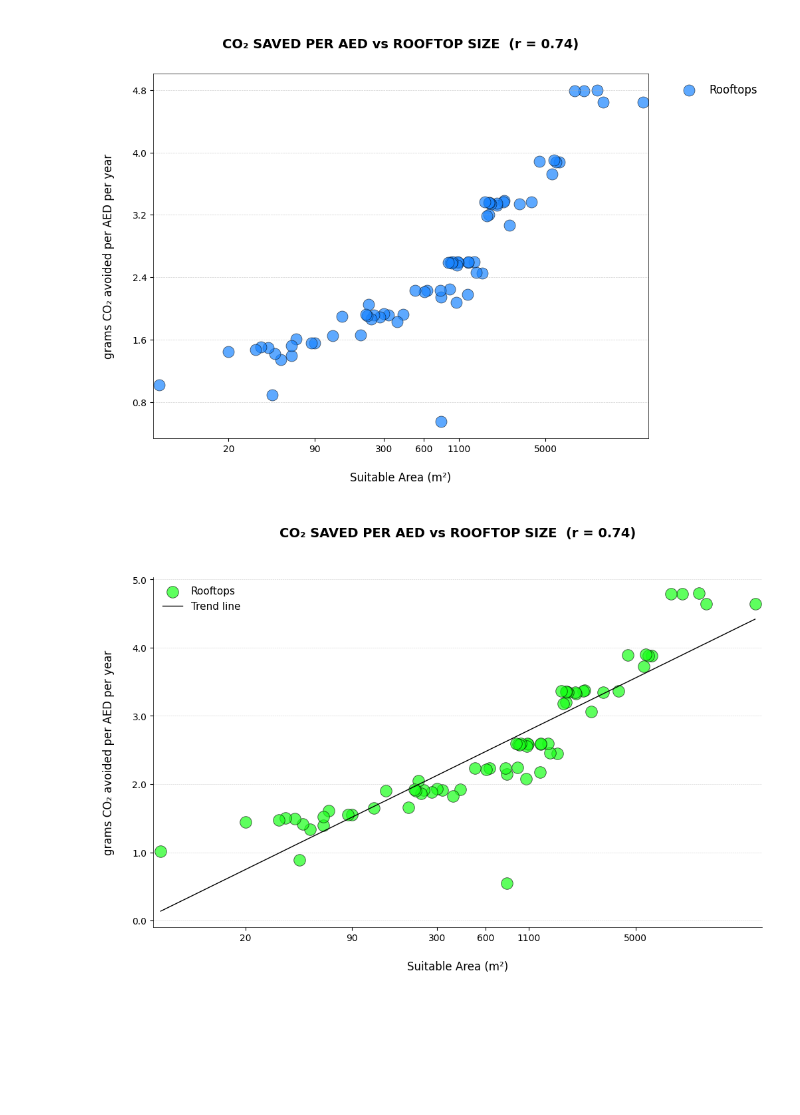
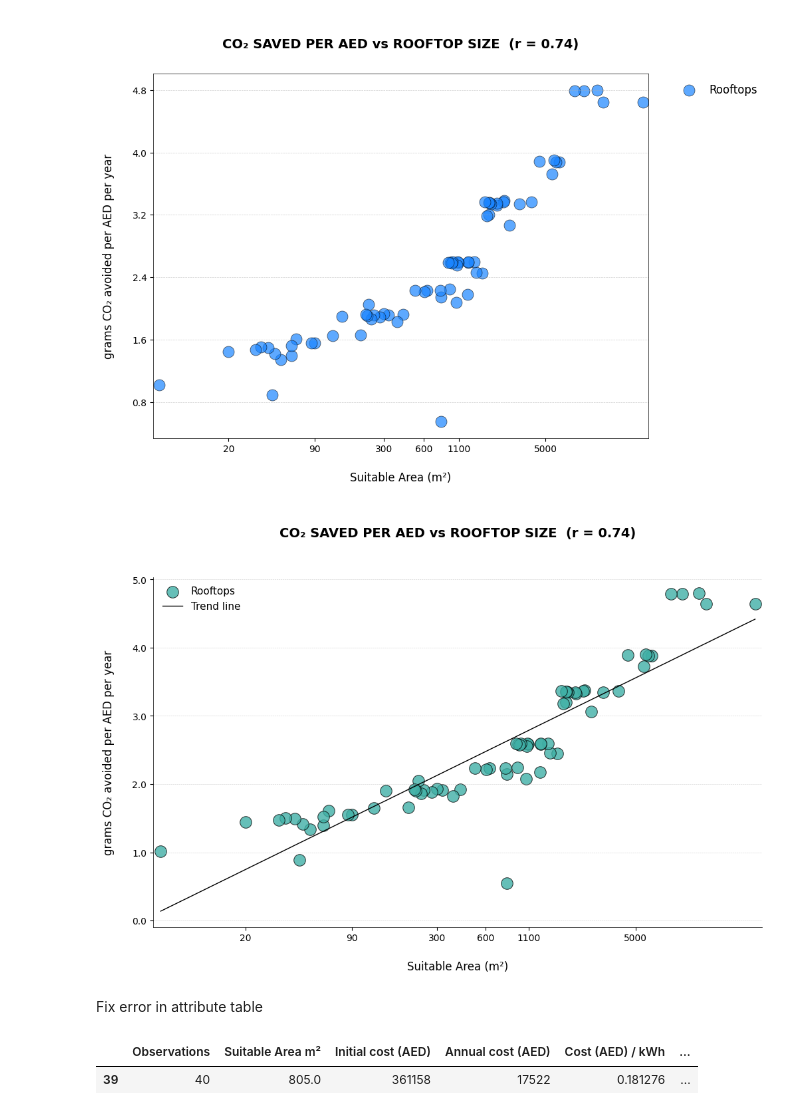
Before and after one commit to ClaudiaTurner/GEOG5160M-Dissertation, a Jupyter notebook: dissertation_data.ipynb, the cells around one changed output. Cells and saved outputs as stored; diff of their text form; code cells hidden in the pictures; blank space fills up the shorter version.

```diff
--- a/dissertation_data.ipynb
+++ b/dissertation_data.ipynb
@@ -874,7 +1052,7 @@ fig, ax = plt.subplots(figsize=(10, 7), constrained_layout=True, facecolor="whit
 # scatter
 ax.scatter(
     x, y,
-    c="#1AFF1A", s=160, edgecolor="black", linewidth=0.6, alpha=0.7,
+    c="#40B0A6", s=160, edgecolor="black", linewidth=0.7, alpha=0.8,
     label="Rooftops"
 )
 
@@ -887,31 +1065,33 @@ ax.plot(
 
 
 
 # axis formatting
 ax.set_xscale("log")
 ax.set_xlim(x.min()*0.9, x.max()*1.1)
 ax.set_xticks([20, 90, 300, 600, 1100, 5000])
 ax.xaxis.set_major_formatter(ScalarFormatter())
 ax.xaxis.get_major_formatter().set_scientific(False)
 
 ax.yaxis.set_major_locator(MaxNLocator(nbins=6))
 ax.yaxis.set_major_formatter(FormatStrFormatter("%.1f"))
 
 ax.grid(axis="y", linestyle="--", linewidth=0.4, alpha=0.6)
 ax.minorticks_off()
 
 # remove top/right spines for cleaner look
 ax.spines["top"].set_visible(False)
 ax.spines["right"].set_visible(False)
 
 # labels & title
 ax.set_title(f"\nCO₂ SAVED PER AED vs ROOFTOP SIZE  (r = {r:.2f})\n\n", fontweight="bold")
 ax.set_xlabel("\nSuitable Area (m²)")
 ax.set_ylabel("grams CO₂ avoided per AED per year\n")
 
 # legend left-side inside plot
 ax.legend(frameon=False, loc="upper left")
 
 plt.show()
 # %% [output]
-[figure, old version]
+[figure, new version]
+# %% [markdown]
+Fix error in attribute table
@@ -917,0 +1102,5 @@ plt.show()
+# %%
+rooftops_UAE[rooftops_UAE["Observations"] == 40]
+# %% [output]
+|  | Observations | Suitable Area m² | Initial cost (AED) | Annual cost (AED) | Cost (AED) / kWh | ... |
+| 39 | 40 | 805.0 | 361158 | 17522 | 0.181276 | ... |
```
Also changed, not shown: parts of 9 cells of this notebook.
